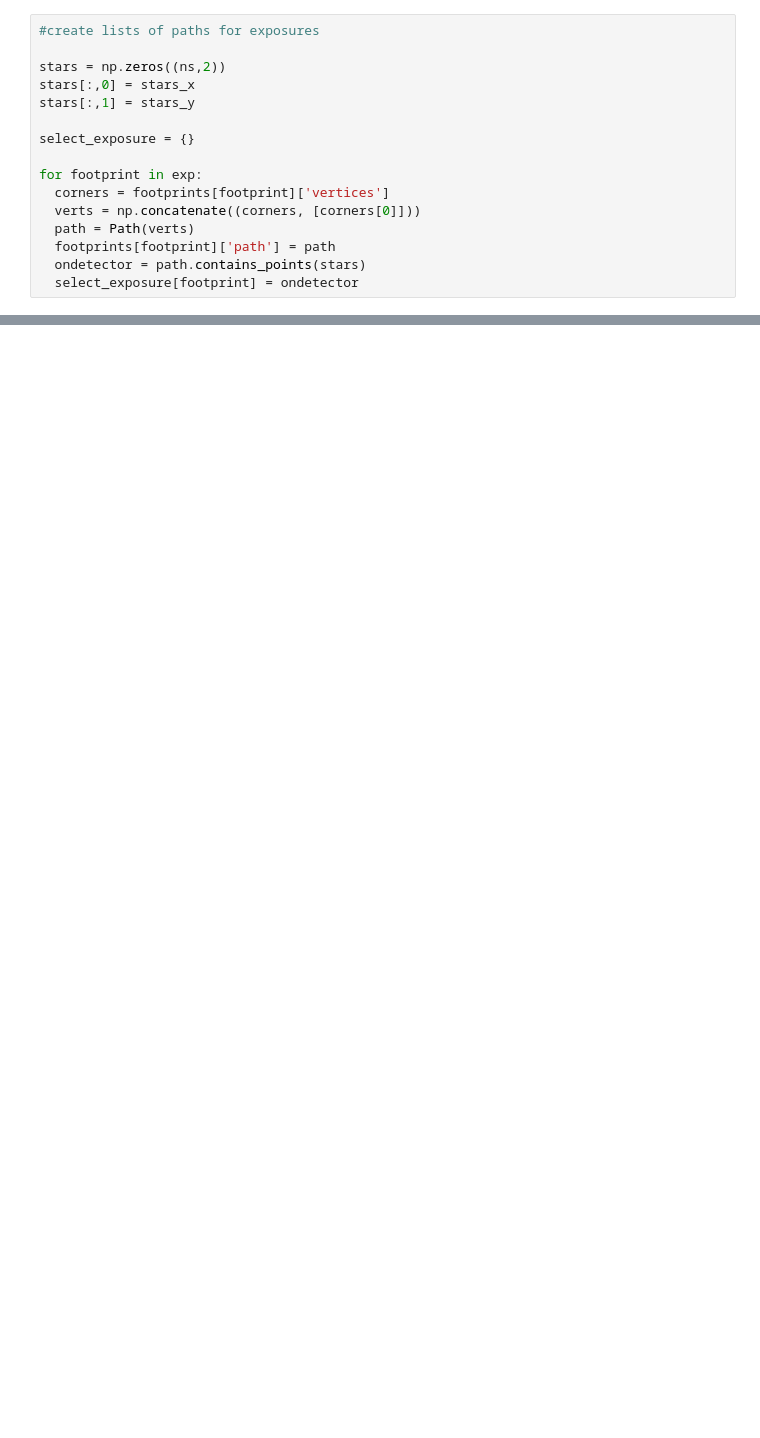
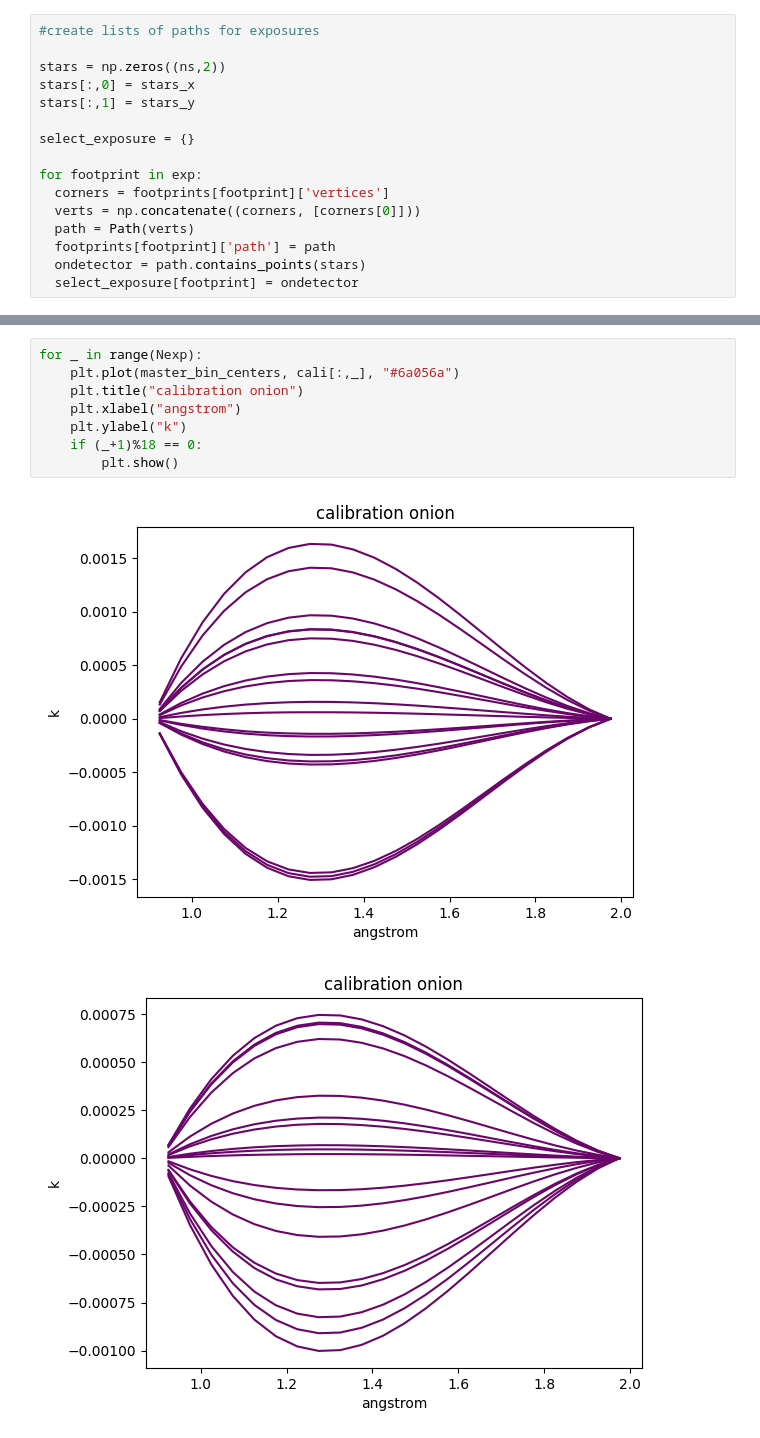
Before and after one commit to roman-grs-pit/relativefluxcalibration_test, a Jupyter notebook: wavelength_dependent_sca_grism.ipynb, the cells around one changed output, grey strips where cells are left out. Drawn from its saved outputs; the diff is of its cells as text; blank space fills up the shorter version.

```diff
--- a/wavelength_dependent_sca_grism.ipynb
+++ b/wavelength_dependent_sca_grism.ipynb
@@ -333,0 +277,11 @@ plt.show()
+# %%
+for _ in range(Nexp):
+    plt.plot(master_bin_centers, cali[:,_], "#6a056a")
+    plt.title("calibration onion")
+    plt.xlabel("angstrom")
+    plt.ylabel("k")
+    if (_+1)%18 == 0:
+        plt.show()
+# %% [output]
+[figure, added]
+[figure, added]
```
Also changed, not shown: parts of 31 cells of this notebook, 1 other file.
